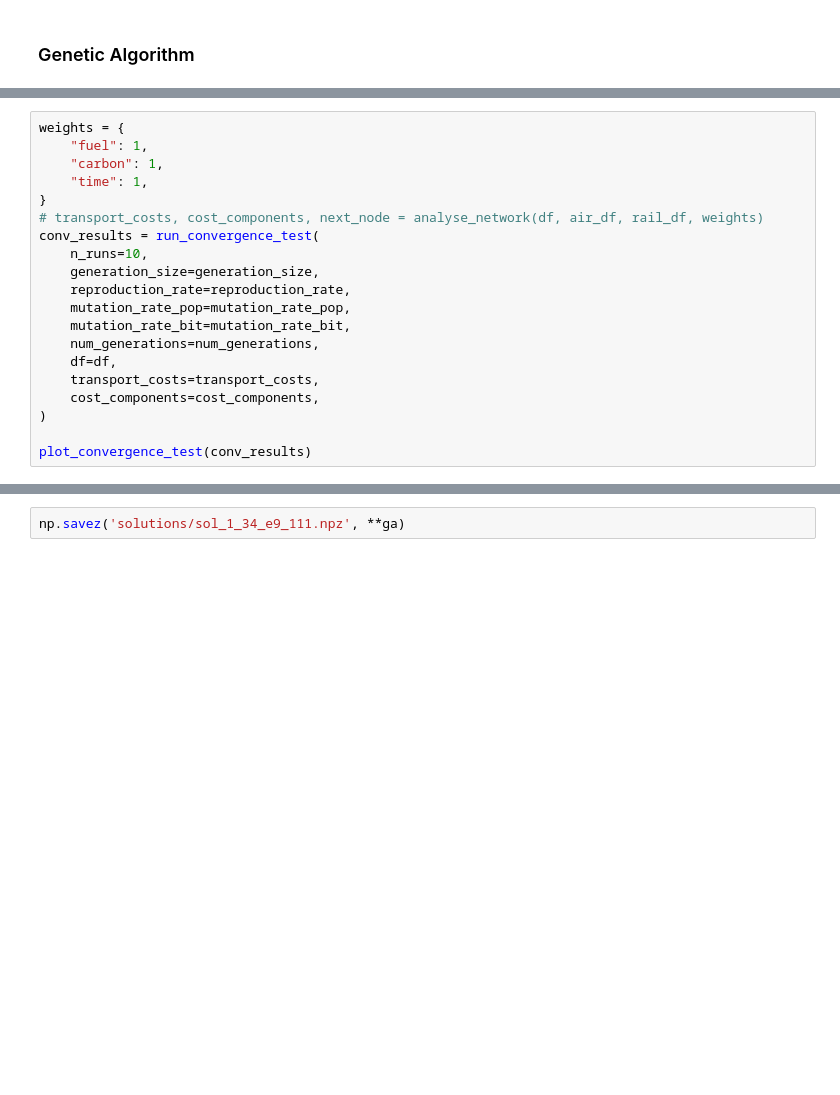
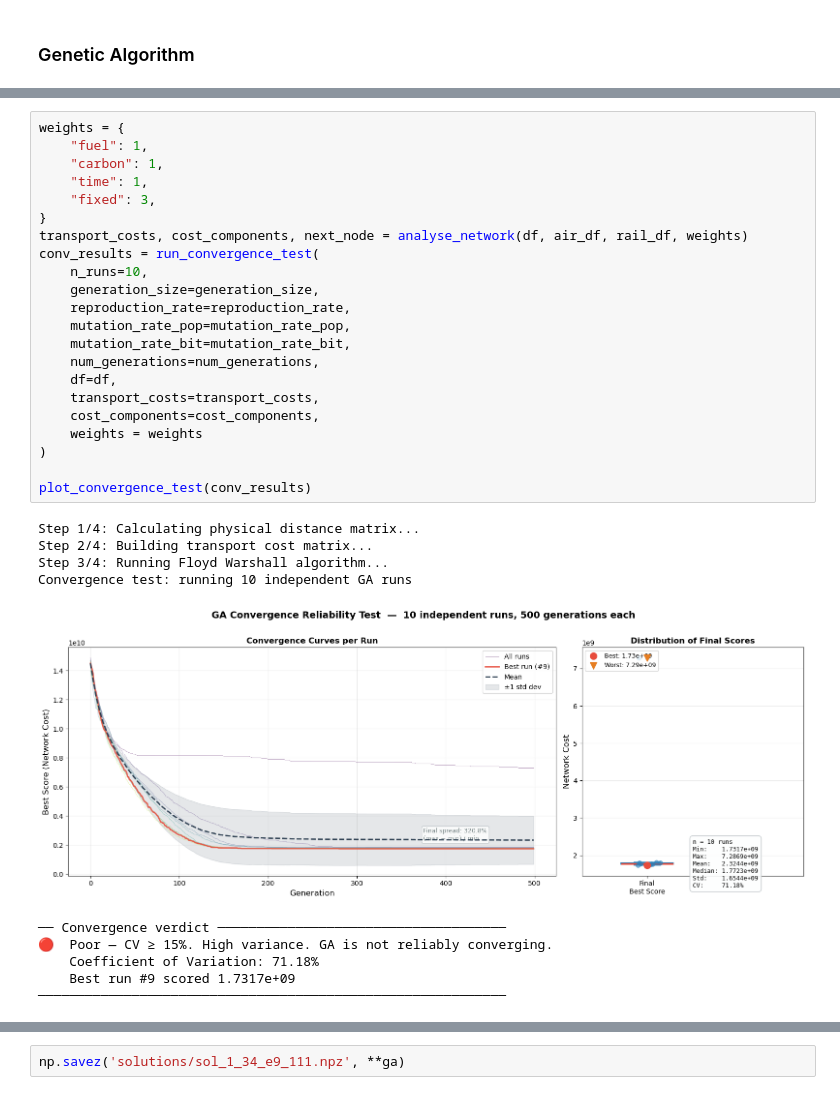
Before and after one commit to shashank2403/Heuristic-Network-Optimisation, a Jupyter notebook: main.ipynb, the cells around one changed output, grey strips where cells are left out. Cells and saved outputs as stored; diff of their text form; blank space fills up the shorter version.

```diff
--- a/main.ipynb
+++ b/main.ipynb
@@ -1419,23 +1431,36 @@ Step 3/4: Running Floyd Warshall algorithm...
 # %%
 weights = {
     "fuel": 1,
     "carbon": 1,
     "time": 1,
+    "fixed": 3,
 }
-# transport_costs, cost_components, next_node = analyse_network(df, air_df, rail_df, weights)
+transport_costs, cost_components, next_node = analyse_network(df, air_df, rail_df, weights)
 conv_results = run_convergence_test(
     n_runs=10,
     generation_size=generation_size,
     reproduction_rate=reproduction_rate,
     mutation_rate_pop=mutation_rate_pop,
     mutation_rate_bit=mutation_rate_bit,
     num_generations=num_generations,
     df=df,
     transport_costs=transport_costs,
     cost_components=cost_components,
+    weights = weights
 )
 
 plot_convergence_test(conv_results)
+# %% [output]
+Step 1/4: Calculating physical distance matrix...
+Step 2/4: Building transport cost matrix...
+Step 3/4: Running Floyd Warshall algorithm...
+Convergence test: running 10 independent GA runs
+[figure, added]
+── Convergence verdict ─────────────────────────────────────
+🔴  Poor — CV ≥ 15%. High variance. GA is not reliably converging.
+    Coefficient of Variation: 71.18%
+    Best run #9 scored 1.7317e+09
+────────────────────────────────────────────────────────────
 # %%
 weights = {
     "fuel": 1,
```
Also changed, not shown: parts of 32 cells of this notebook.
